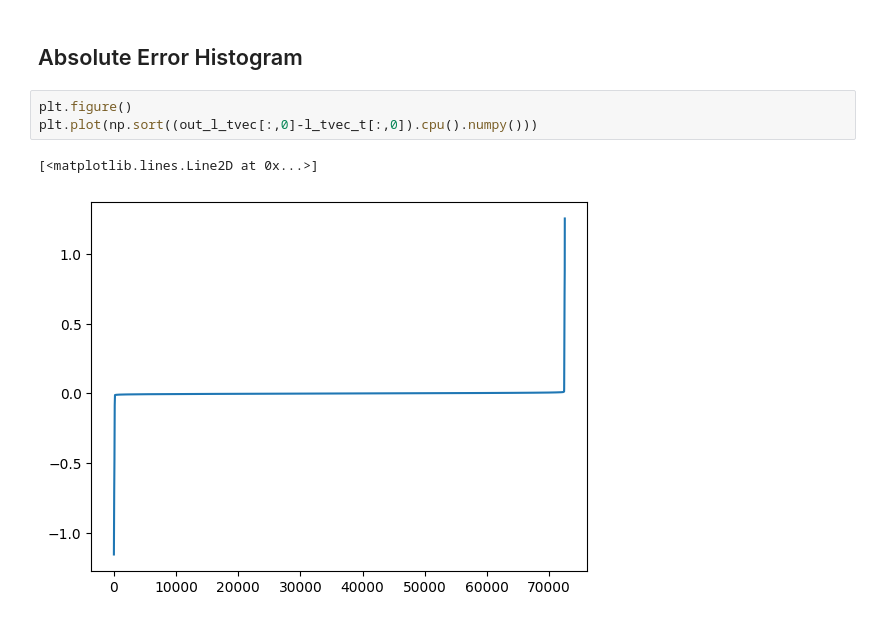
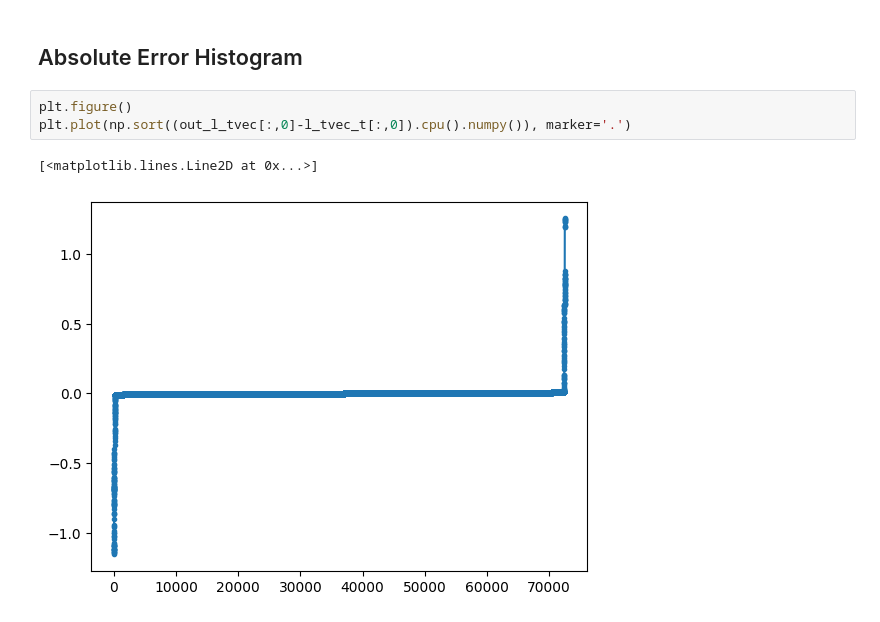
Before and after one commit to jpmnieles/grace_dl, a Jupyter notebook: notebooks/240929_Optimization_Evaluation.ipynb, the cells around one changed output. Drawn from its saved outputs; the diff is of its cells as text.

```diff
--- a/notebooks/240929_Optimization_Evaluation.ipynb
+++ b/notebooks/240929_Optimization_Evaluation.ipynb
@@ -300,7 +274,7 @@ results_df
 ## Absolute Error Histogram
 # %%
 plt.figure()
-plt.plot(np.sort((out_l_tvec[:,0]-l_tvec_t[:,0]).cpu().numpy()))
+plt.plot(np.sort((out_l_tvec[:,0]-l_tvec_t[:,0]).cpu().numpy()), marker='.')
 # %% [output]
 [<matplotlib.lines.Line2D at 0x...>]
-[figure, old version]
+[figure, new version]
```
Also changed, not shown: parts of 4 cells of this notebook.
